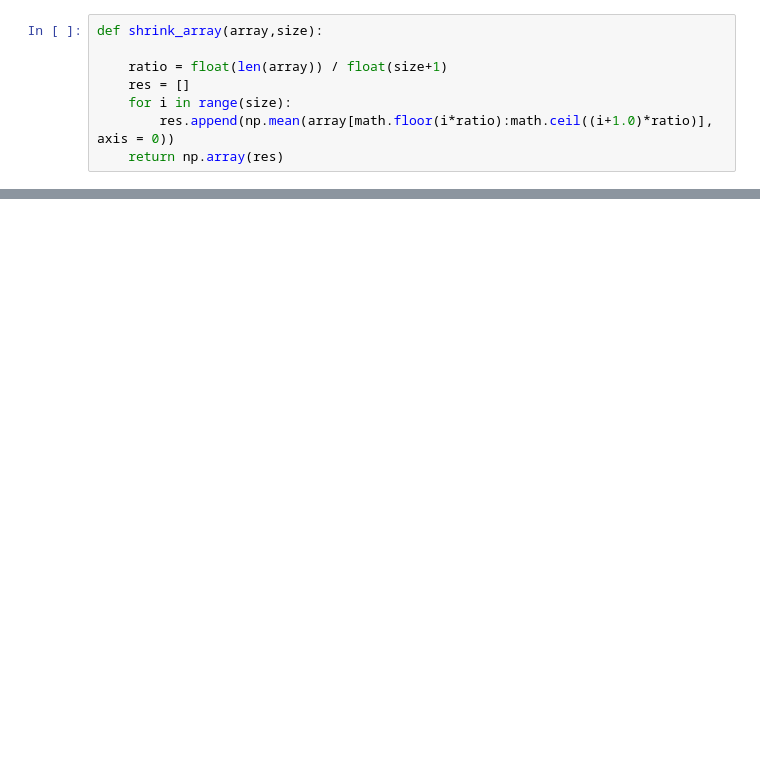
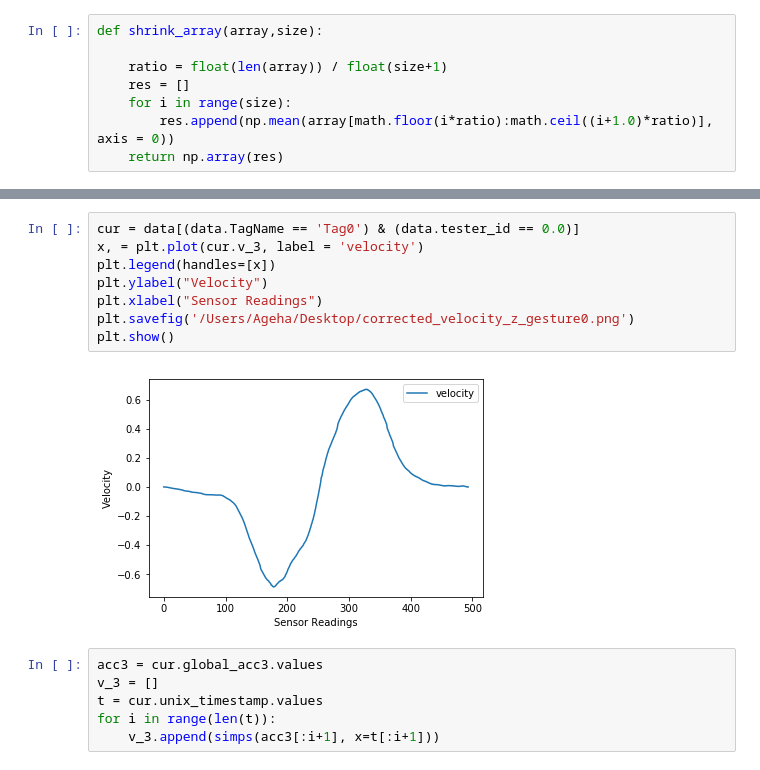
Before and after one commit to iamqingmei/Gesture-Prediction, a Jupyter notebook: python-src/pre-processing/Analysis.ipynb, the cells around one changed output, grey strips where cells are left out. Drawn from its saved outputs; the diff is of its cells as text; blank space fills up the shorter version.

```diff
--- a/python-src/pre-processing/Analysis.ipynb
+++ b/python-src/pre-processing/Analysis.ipynb
@@ -131,0 +114,16 @@ user0_action_1_acc.head()
+# %%
+cur = data[(data.TagName == 'Tag0') & (data.tester_id == 0.0)]
+x, = plt.plot(cur.v_3, label = 'velocity')
+plt.legend(handles=[x])
+plt.ylabel("Velocity")
+plt.xlabel("Sensor Readings")
+plt.savefig('/Users/Ageha/Desktop/corrected_velocity_z_gesture0.png')
+plt.show()
+# %% [output]
+[figure, added]
+# %%
+acc3 = cur.global_acc3.values
+v_3 = []
+t = cur.unix_timestamp.values
+for i in range(len(t)):
+    v_3.append(simps(acc3[:i+1], x=t[:i+1]))
```
Also changed, not shown: parts of 29 cells of this notebook, 25 other files.
